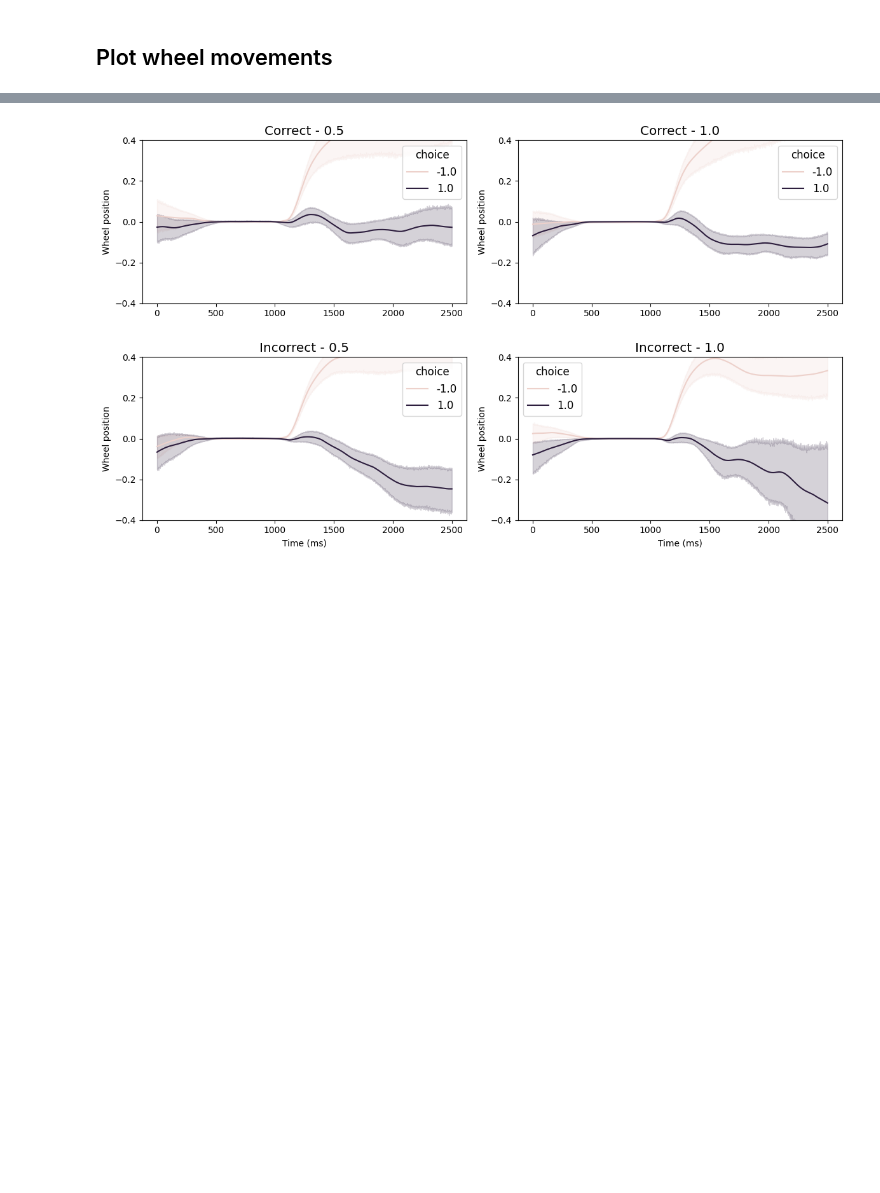
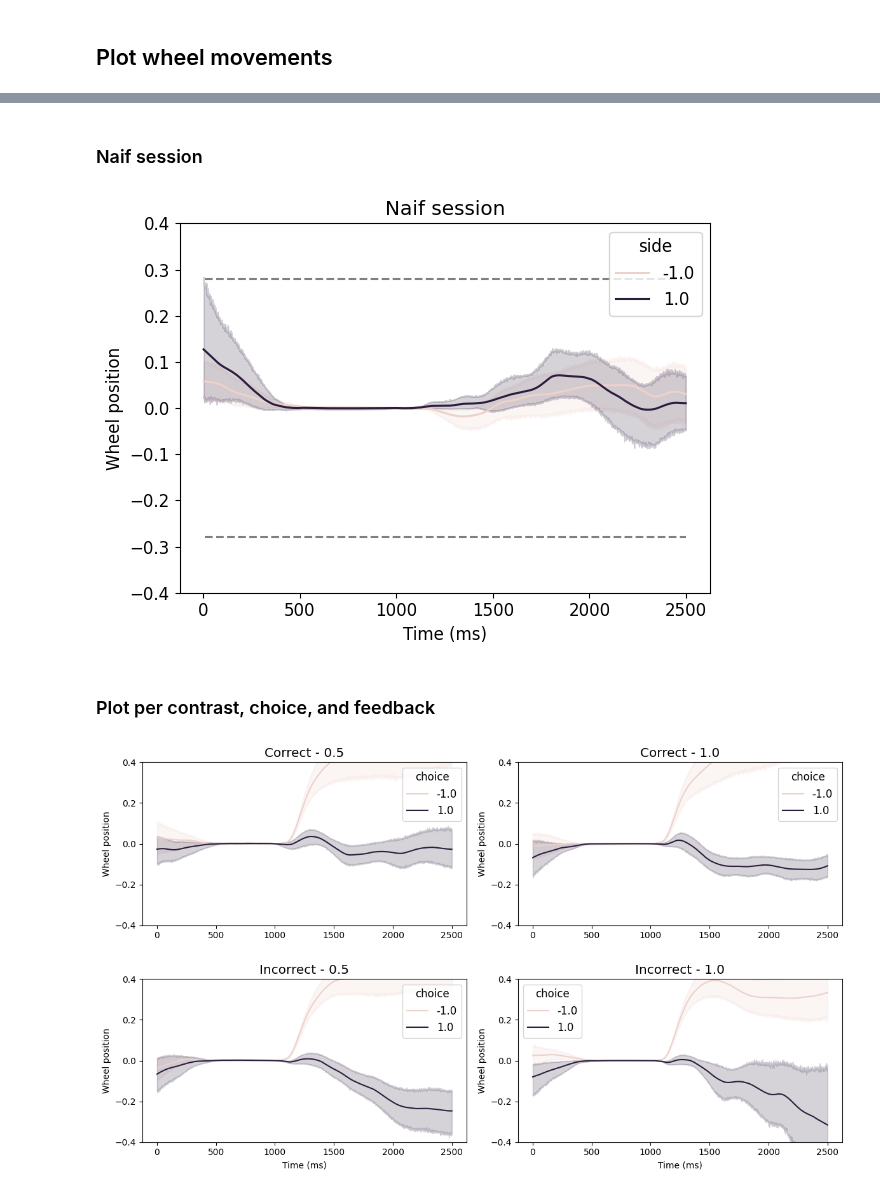
Before and after one commit to ineslaranjeira/representation_learning_variability, a Jupyter notebook: Wheel/proficient_wheel.ipynb, the cells around one changed output, grey strips where cells are left out. Drawn from its saved outputs; the diff is of its cells as text; code cells hidden in the pictures; blank space fills up the shorter version.

```diff
--- a/Wheel/proficient_wheel.ipynb
+++ b/Wheel/proficient_wheel.ipynb
@@ -157,3 +201,25 @@ melted = pd.melt(all_wheel, id_vars=['mouse_name', 'feedback', 'choice', 'contra
+# %% [markdown]
+### Naif session
+# %%
+sessions = ['72cb7d25-8b9a-4c48-a57c-b1fcb1307010']  # naif session
+all_wheel = wheel_interval(t_init, t_end, interval_length, sessions)
+melted = pd.melt(all_wheel, id_vars=['feedback', 'choice', 'contrast', 'side'], value_vars=np.array(all_wheel.keys()[1:-4]))
+
+plt.rc('font', size=12)
+
+sns.lineplot(x='variable', y='value', hue='side', data=melted)
+plt.xlabel('Time (ms)')
+plt.ylabel('Wheel position')
+plt.ylim([-.4, .4])
+plt.title('Naif session')
+plt.hlines(0.28, 9, 2500, color='grey', linestyles='dashed')
+plt.hlines(-0.28, 9, 2500, color='grey', linestyles='dashed')
+
+plt.tight_layout()
+# %% [output]
+[figure, added]
+# %% [markdown]
+### Plot per contrast, choice, and feedback
 # %%
 contrasts = melted.contrast.unique()
 contrasts.sort()
```
Also changed, not shown: parts of 17 cells of this notebook.
